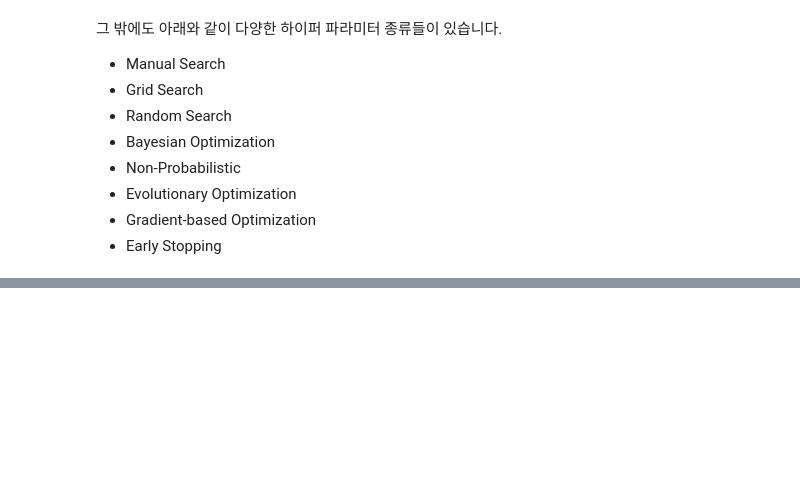
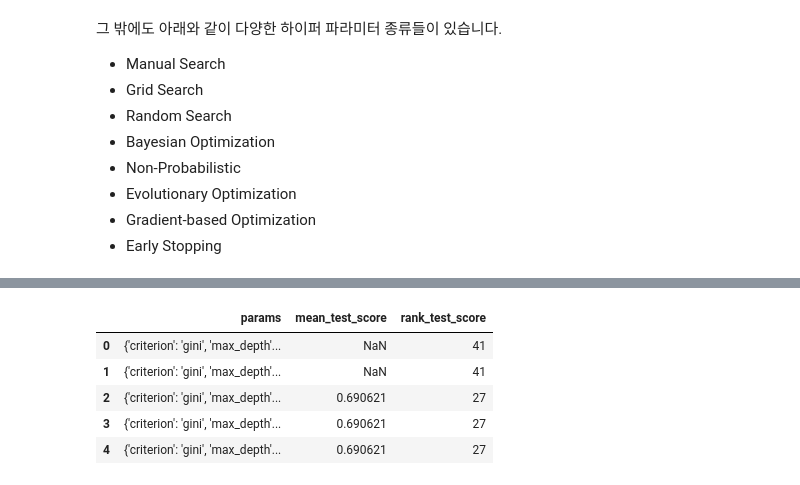
Before and after one commit to shkim4-markany/dacon_team6, a Jupyter notebook: Stage6.ipynb, the cells around one changed output, grey strips where cells are left out. Drawn from its saved outputs; the diff is of its cells as text; code cells hidden in the pictures; blank space fills up the shorter version.

```diff
--- a/Stage6.ipynb
+++ b/Stage6.ipynb
@@ -845,0 +848,24 @@ OOB error 가 모두 다른 것을 볼 수 있습니다.<br>
+# %%
+#GridSearchCV 이용
+from sklearn.ensemble import RandomForestClassifier
+from sklearn.model_selection import GridSearchCV
+
+#파라미터를 딕셔너리로 설정
+
+params = {
+    'n_estimators' : [200,500],
+    'max_features' : ['auto','sqrt','log2'],
+    'max_depth' : [4,5,6,7,8],
+    'criterion' : ['gini','entropy']
+
+}
+# %%
+#param_grid의 하이퍼 파라미터를 3개의 train,valid set fold 로 나누어 테스트 수행
+
+grid_rf = GridSearchCV(rf, param_grid=params, cv=3)
+
+#param_grid 의 하이퍼 파라미터를 순차적으로 학습/평가
+grid_rf.fit(X_train,y_train)
+#GridSearchCV 결과를 추출해 데이터 프레임으로 변환
+
+score_df = pd.DataFrame(grid_rf.cv_results_)
@@ -845,0 +890,9 @@ OOB error 가 모두 다른 것을 볼 수 있습니다.<br>
+# %%
+score_df[['params','mean_test_score','rank_test_score']][:5]
+# %% [output]
+|  | params | mean_test_score | rank_test_score |
+| 0 | {'criterion': 'gini', 'max_depth'... | NaN | 41 |
+| 1 | {'criterion': 'gini', 'max_depth'... | NaN | 41 |
+| 2 | {'criterion': 'gini', 'max_depth'... | 0.690621 | 27 |
+| 3 | {'criterion': 'gini', 'max_depth'... | 0.690621 | 27 |
+| 4 | {'criterion': 'gini', 'max_depth'... | 0.690621 | 27 |
```
Also changed, not shown: parts of 2 cells of this notebook.
